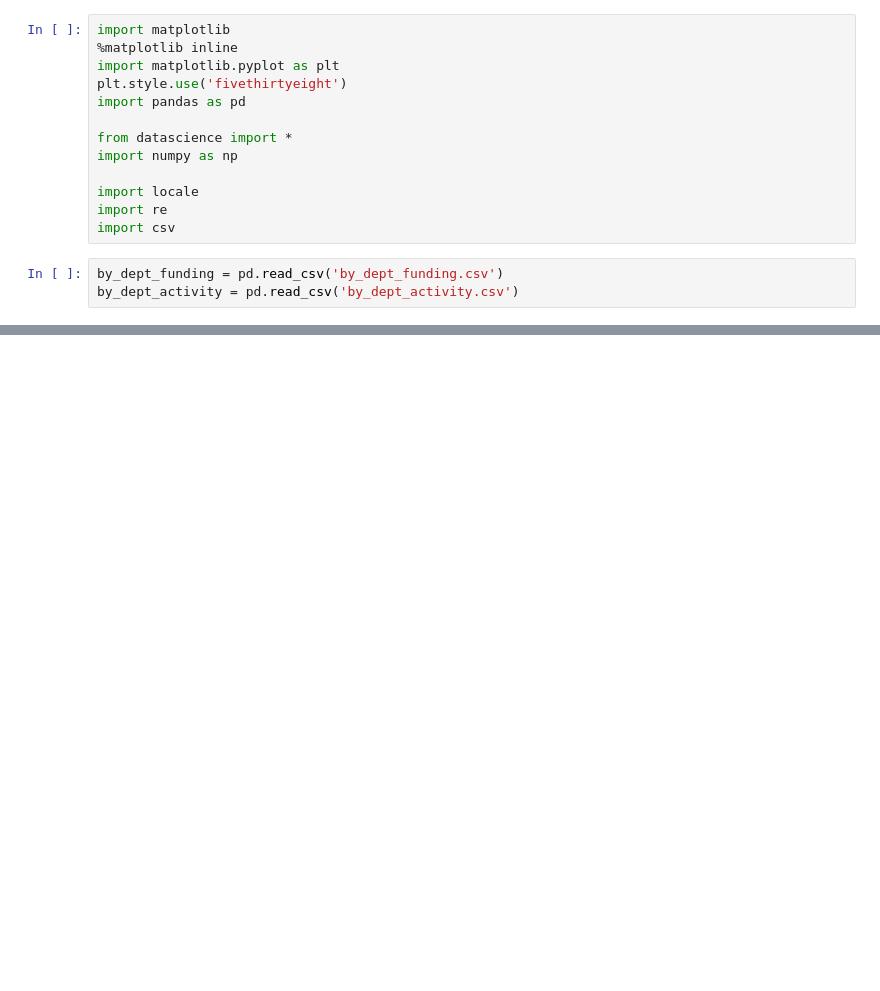
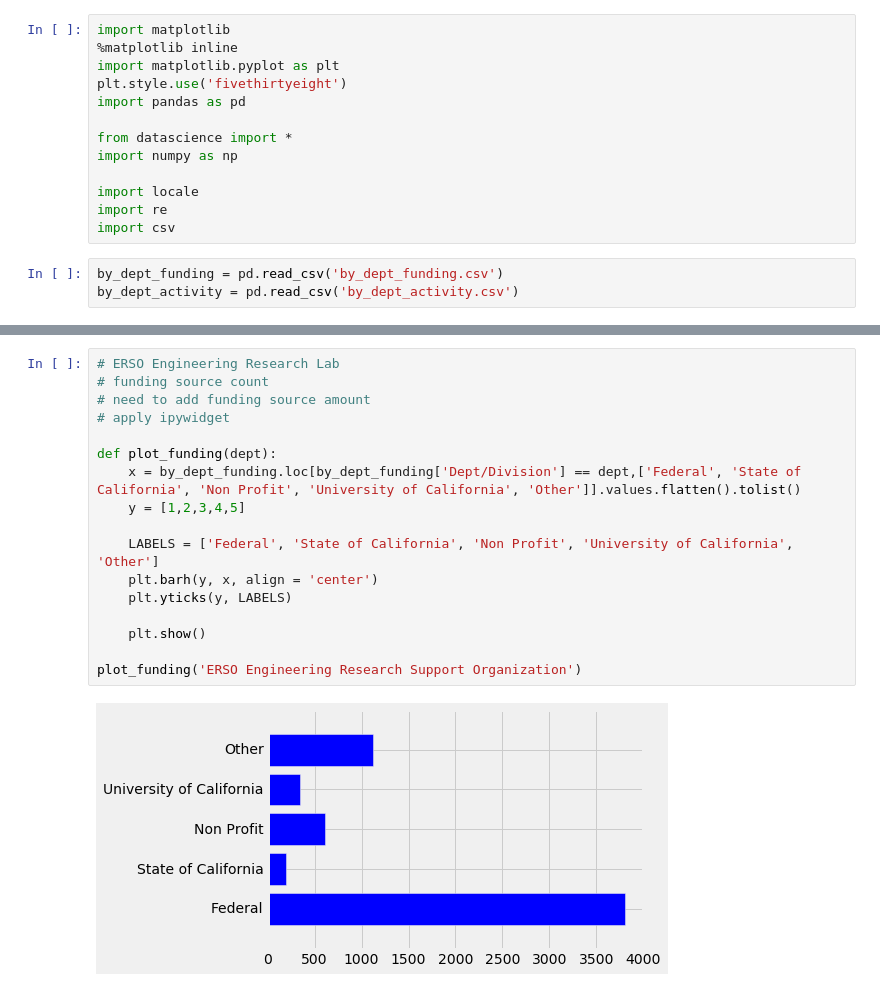
Before and after one commit to BIDS-projects/research-mapping, a Jupyter notebook: visualization.ipynb, the cells around one changed output, grey strips where cells are left out. Cells and saved outputs as stored; diff of their text form; blank space fills up the shorter version.

```diff
--- a/visualization.ipynb
+++ b/visualization.ipynb
@@ -51,0 +75,19 @@ by_dept_funding.iplot(kind='bubble', x='Grant Amount', y='num_of_research', size
+# %%
+# ERSO Engineering Research Lab
+# funding source count
+# need to add funding source amount
+# apply ipywidget
+
+def plot_funding(dept):
+    x = by_dept_funding.loc[by_dept_funding['Dept/Division'] == dept,['Federal', 'State of California', 'Non Profit', 'University of California', 'Other']].values.flatten().tolist()
+    y = [1,2,3,4,5]
+
+    LABELS = ['Federal', 'State of California', 'Non Profit', 'University of California', 'Other']
+    plt.barh(y, x, align = 'center')
+    plt.yticks(y, LABELS)
+
+    plt.show()
+
+plot_funding('ERSO Engineering Research Support Organization')
+# %% [output]
+[figure, added]
```
Also changed, not shown: parts of 4 cells of this notebook, 1 other file.
